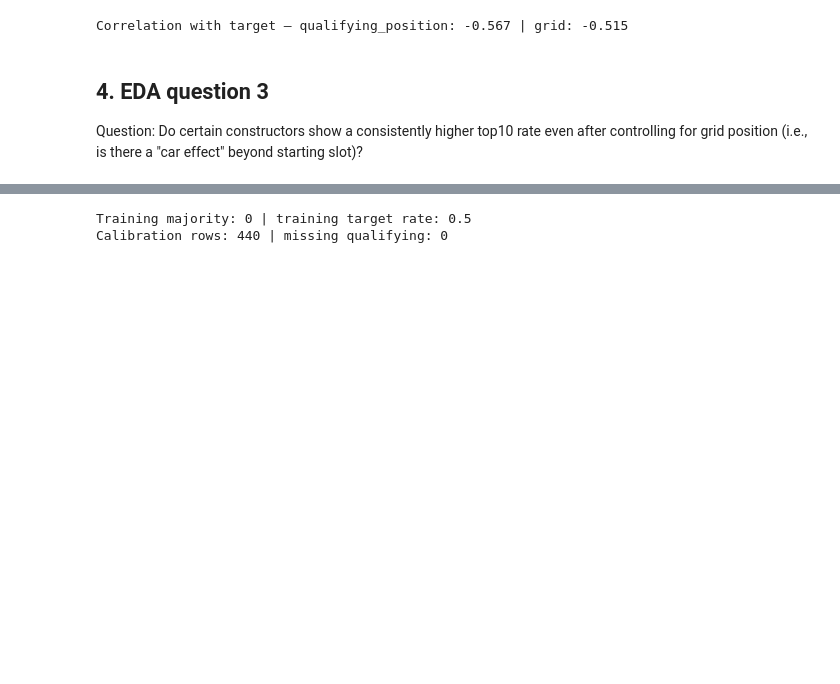
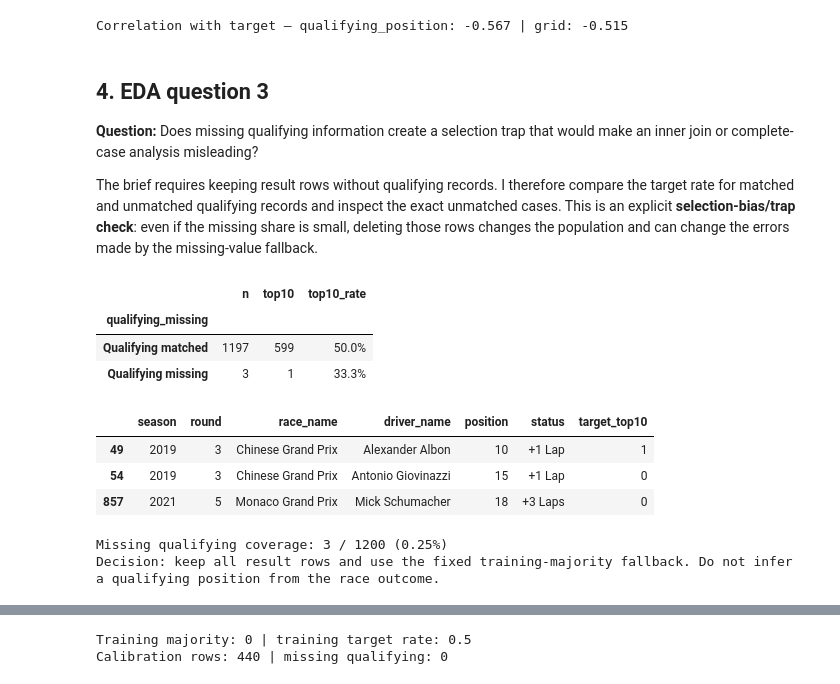
Before and after one commit to Seba-RC/AIWorkshopLab1, a Jupyter notebook: labs/lab_01/Lab01_EDA_Baselines_Student_v1.ipynb, the cells around one changed output, grey strips where cells are left out. Cells and saved outputs as stored; diff of their text form; code cells hidden in the pictures; blank space fills up the shorter version.

```diff
--- a/labs/lab_01/Lab01_EDA_Baselines_Student_v1.ipynb
+++ b/labs/lab_01/Lab01_EDA_Baselines_Student_v1.ipynb
@@ -353,8 +350,41 @@ Name: grid_penalty, dtype: float64
 Correlation with target — qualifying_position: -0.567 | grid: -0.515
 # %% [markdown]
 ## 4. EDA question 3
-Question: Do certain constructors show a consistently higher top10 rate even after controlling for grid position (i.e., is there a "car effect" beyond starting slot)?
+**Question:** Does missing qualifying information create a selection trap that would make an inner join or complete-case analysis misleading?
+
+The brief requires keeping result rows without qualifying records. I therefore compare the target rate for matched and unmatched qualifying records and inspect the exact unmatched cases. This is an explicit **selection-bias/trap check**: even if the missing share is small, deleting those rows changes the population and can change the errors made by the missing-value fallback.
 # %%
-# Add your train-only analysis here.
+train["qualifying_missing"] = train["qualifying_position"].isna()
+
+eda3 = (
+    train.groupby("qualifying_missing")["target_top10"]
+    .agg(n="size", top10="sum", top10_rate="mean")
+    .rename(index={False: "Qualifying matched", True: "Qualifying missing"})
+)
+display(eda3.style.format({"top10_rate": "{:.1%}"}))
+
+unmatched = train.loc[
+    train["qualifying_missing"],
+    ["season", "round", "race_name", "driver_name", "position", "status", "target_top10"],
+]
+display(unmatched)
+
+print(f"Missing qualifying coverage: {train.qualifying_missing.sum()} / {len(train)} "
+      f"({train.qualifying_missing.mean():.2%})")
+print(
+    "Decision: keep all result rows and use the fixed training-majority fallback. "
+    "Do not infer a qualifying position from the race outcome."
+)
+# %% [output]
+|  | n | top10 | top10_rate |
+| qualifying_missing |  |  |  |
+| Qualifying matched | 1197 | 599 | 50.0% |
+| Qualifying missing | 3 | 1 | 33.3% |
+|  | season | round | race_name | driver_name | position | status | target_top10 |
+| 49 | 2019 | 3 | Chinese Grand Prix | Alexander Albon | 10 | +1 Lap | 1 |
+| 54 | 2019 | 3 | Chinese Grand Prix | Antonio Giovinazzi | 15 | +1 Lap | 0 |
+| 857 | 2021 | 5 | Monaco Grand Prix | Mick Schumacher | 18 | +3 Laps | 0 |
+Missing qualifying coverage: 3 / 1200 (0.25%)
+Decision: keep all result rows and use the fixed training-majority fallback. Do not infer a qualifying position from the race outcome.
 # %% [markdown]
 ## 5. Baselines and 2022 check
```
Also changed, not shown: parts of 9 cells of this notebook, 1 other file.
